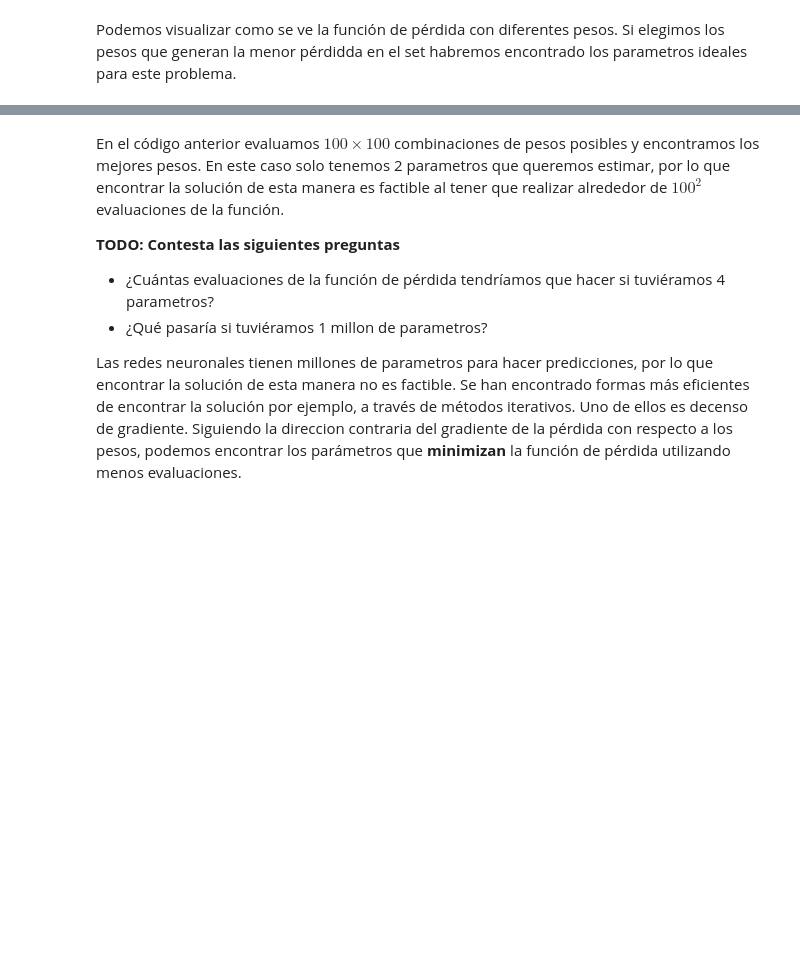
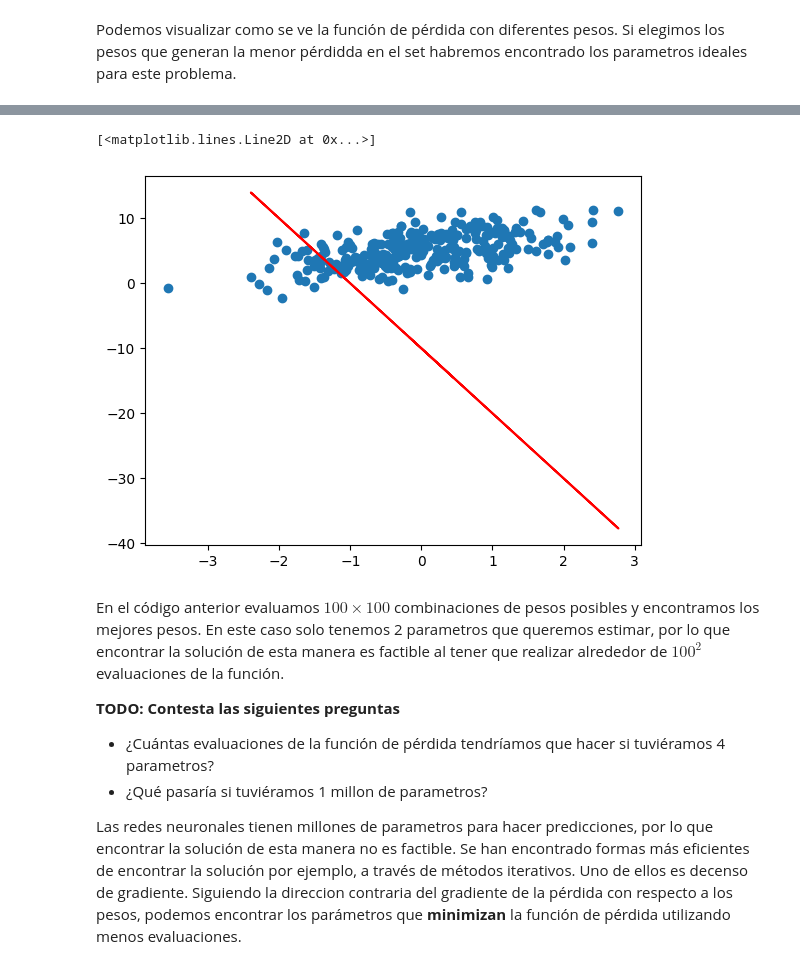
Before and after one commit to xJonathanS7x/SI23-BongoCat, a Jupyter notebook: ejercicio_2-LogisticReg/ejercicio_2.ipynb, the cells around one changed output, grey strips where cells are left out. Saved outputs shown, nothing was run; the diff lists cells and outputs as text; code cells hidden in the pictures; blank space fills up the shorter version.

```diff
--- a/ejercicio_2-LogisticReg/ejercicio_2.ipynb
+++ b/ejercicio_2-LogisticReg/ejercicio_2.ipynb
@@ -94,18 +103,21 @@ plt.show()
 # %%
 # Podemos encontrar la combinación de pesos que minimizan la pérdida
 # Y de esta manera encontrar los pesos ideales
 best_idx = np.argmin(calc_cost)
 search_w0 = w0_flat[best_idx]
 search_w1 = w1_flat[best_idx]
 search_w = [[search_w0], [search_w1]]
 
 plt.scatter(X, target_y)
 # TODO: Grafica la línea de regresión generada por tu modelo search_w
 # Encima de las muestras dadas
 # ====== Start of solution =====
-pred_y = ...
-plt.plot(...)
+pred_y = x_train @ search_w
+plt.plot(x_train[:,-1], pred_y, 'r')
 # ====== End of solution =====
+# %% [output]
+[<matplotlib.lines.Line2D at 0x...>]
+[figure, added]
 # %% [markdown]
 En el código anterior evaluamos $100 \times 100$ combinaciones de pesos posibles y encontramos los mejores pesos. En este caso solo tenemos 2 parametros que queremos estimar, por lo que encontrar la solución de esta manera es factible al tener que realizar alrededor de $100^2$ evaluaciones de la función.
 
```
Also changed, not shown: parts of 12 cells of this notebook.
